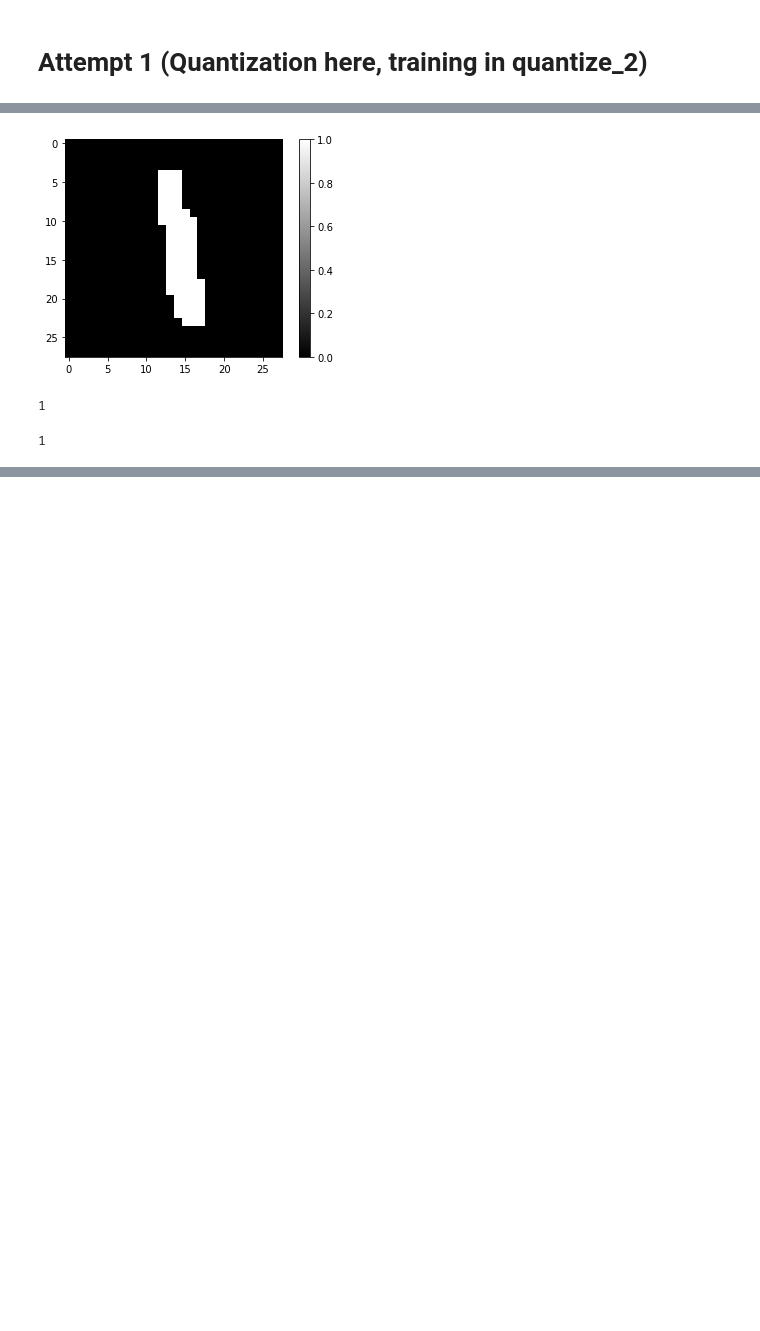
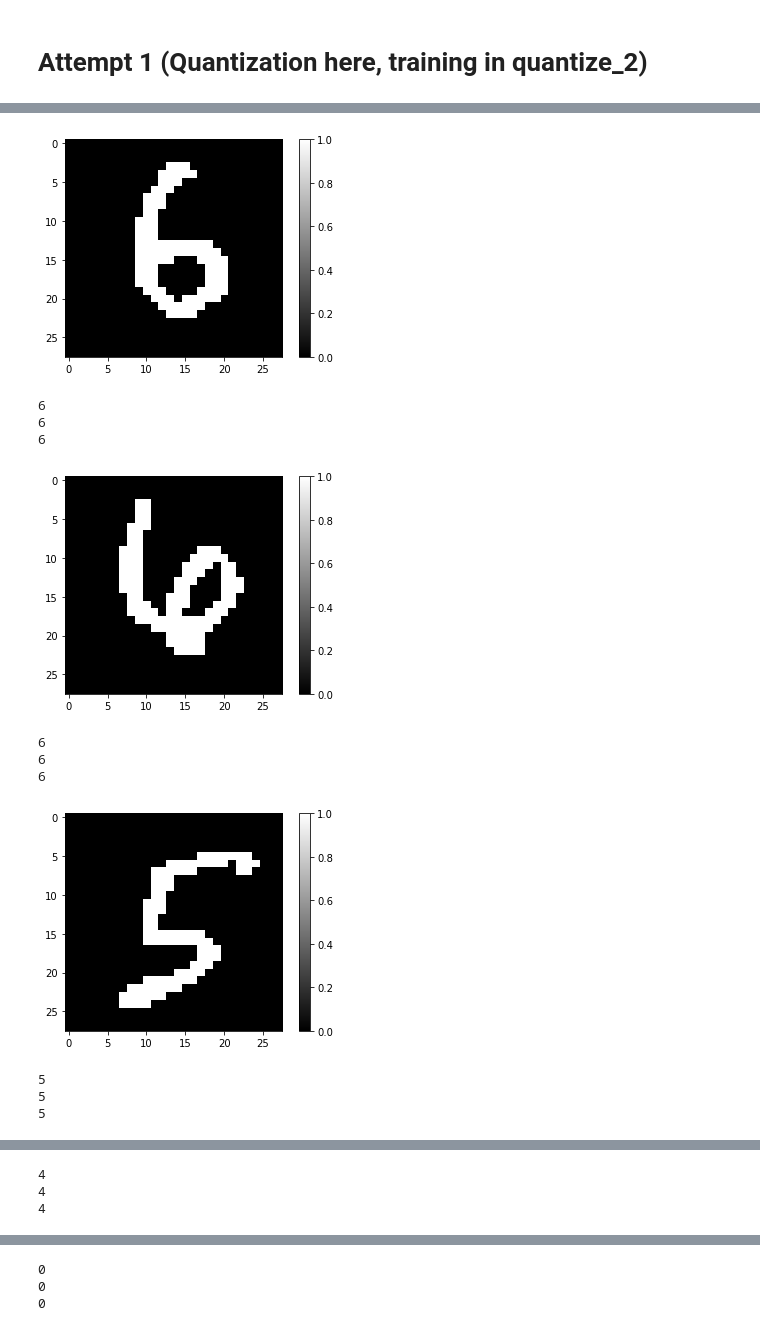
Before and after one commit to 01110011011101010110010001101111/cia, a Jupyter notebook: cpu/quantize.ipynb, the cells around one changed output, grey strips where cells are left out. Cells and saved outputs as stored; diff of their text form; code cells hidden in the pictures; blank space fills up the shorter version.

Commit message:
working quantized net

```diff
--- a/cpu/quantize.ipynb
+++ b/cpu/quantize.ipynb
@@ -124,13 +115,21 @@ fc3.bias
 # %%
+
+def softmax(x):
+    # Subtract max value for numerical stability
+    e_x = np.exp(x - np.max(x, axis=-1, keepdims=True))
+    return e_x / np.sum(e_x, axis=-1, keepdims=True)
+
 def run_nn(input):
     layer1 = np.dot(weights_biases["fc1.weight"], input) + weights_biases["fc1.bias"]
     layer2 = np.dot(weights_biases["fc2.weight"], layer1) + weights_biases["fc2.bias"]
-    return np.argmax(layer2)
+    layer3 = np.dot(weights_biases["fc3.weight"], layer2) + weights_biases["fc3.bias"]
+    return np.argmax(layer3)
 
 def run_quantized_nn(input):
     layer1 = np.dot(int8_quant["fc1.weight"], input) + int8_quant["fc1.bias"]
     layer2 = np.dot(int8_quant["fc2.weight"], layer1) + int8_quant["fc2.bias"]
-    return np.argmax(layer2)
+    layer3 = np.dot(int8_quant["fc3.weight"], layer2) + int8_quant["fc3.bias"]
+    return np.argmax(layer3)
 # %%
 def convert_img_to_numpy_arr(fp):
   img = Image.open(fp)
@@ -185,14 +184,24 @@ transform = transforms.Compose([
 ])
 
 # Download and load the MNIST dataset
-test_dataset = datasets.MNIST(root='../data', train=True, transform=transform)
-test_loader = DataLoader(test_dataset, batch_size=64, shuffle=False)
+test_dataset = datasets.MNIST(root='../data', train=False, transform=transform)
 # %%
-img = test_dataset[6][0]
-display_image(img)
-print(run_nn(img))
-run_quantized_nn(img)
+for i in range(21, 26):
+    img = test_dataset[i][0]
+    display_image(img)
+    print(test_dataset[i][1])
+    print(run_nn(img))
+    print(run_quantized_nn(img))
 # %% [output]
-[figure, old version]
+[figure, new version]
-1
+6
+6
+6
+[figure, added]
-1
+6
+6
+6
+[figure, added]
+5
+5
+5
@@ -198,0 +209,3 @@ run_quantized_nn(img)
+4
+4
+4
@@ -199,3 +213,6 @@ run_quantized_nn(img)
+0
+0
+0
 # %%
 # Attempt 2
 # %%
```
Also changed, not shown: parts of 3 cells of this notebook, 1 other file.
